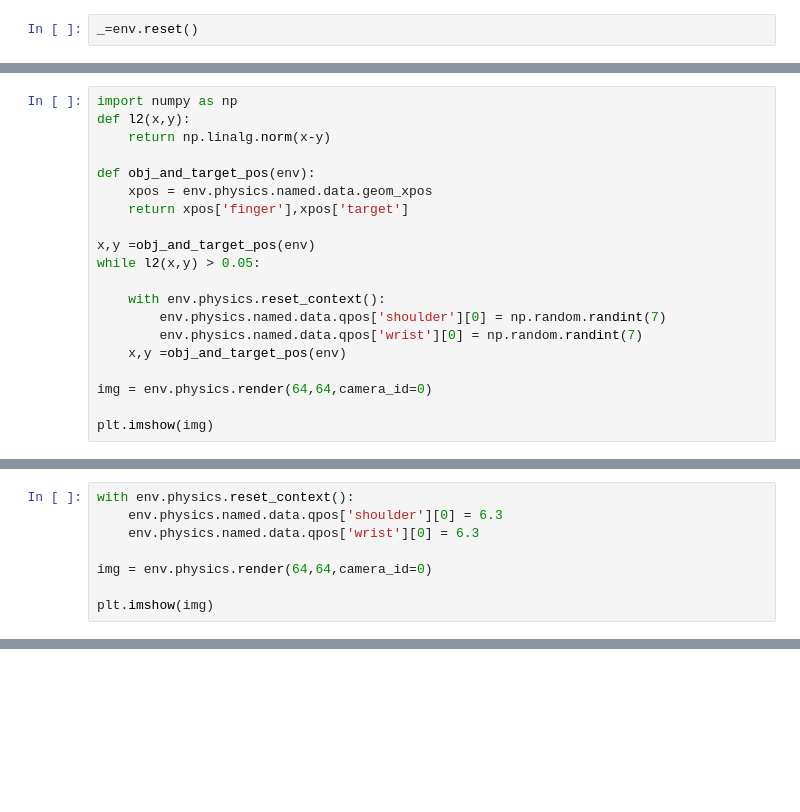
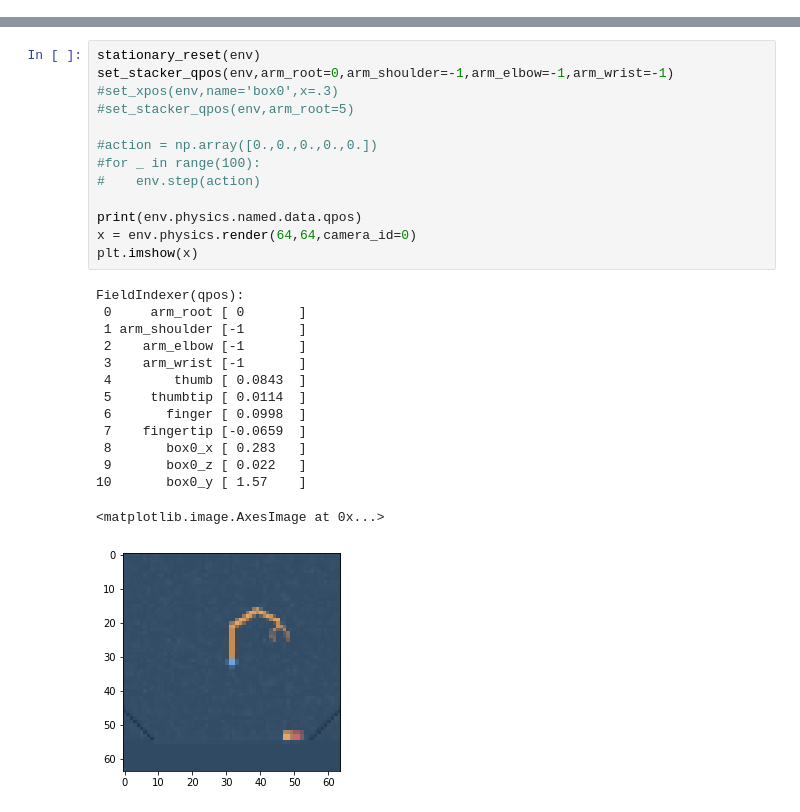
Before and after one commit to MishaLaskin/vqvae, a Jupyter notebook: notebooks/plots_and_paths.ipynb, the cells around one changed output, grey strips where cells are left out. Drawn from its saved outputs; the diff is of its cells as text; blank space fills up the shorter version.

```diff
--- a/notebooks/plots_and_paths.ipynb
+++ b/notebooks/plots_and_paths.ipynb
@@ -548,2 +0,0 @@ plt.imshow(env.goal_img.reshape(32,32,3))
-# %%
-_=env.reset()
@@ -571,20 +0,0 @@ plt.imshow(img)
-# %%
-import numpy as np
-def l2(x,y):
-    return np.linalg.norm(x-y)
-
-def obj_and_target_pos(env):
-    xpos = env.physics.named.data.geom_xpos
-    return xpos['finger'],xpos['target']
-
-x,y =obj_and_target_pos(env)
-while l2(x,y) > 0.05:
-
-    with env.physics.reset_context():
-        env.physics.named.data.qpos['shoulder'][0] = np.random.randint(7)
-        env.physics.named.data.qpos['wrist'][0] = np.random.randint(7)
-    x,y =obj_and_target_pos(env)
-
-img = env.physics.render(64,64,camera_id=0)
-
-plt.imshow(img)
@@ -594,8 +0,0 @@ plt.imshow(img)
-# %%
-with env.physics.reset_context():
-    env.physics.named.data.qpos['shoulder'][0] = 6.3
-    env.physics.named.data.qpos['wrist'][0] = 6.3
-
-img = env.physics.render(64,64,camera_id=0)
-
-plt.imshow(img)
@@ -717,0 +407,28 @@ plt.imshow(img)
+# %%
+stationary_reset(env)
+set_stacker_qpos(env,arm_root=0,arm_shoulder=-1,arm_elbow=-1,arm_wrist=-1)
+#set_xpos(env,name='box0',x=.3)
+#set_stacker_qpos(env,arm_root=5)
+
+#action = np.array([0.,0.,0.,0.,0.])
+#for _ in range(100):
+#    env.step(action)
+
+print(env.physics.named.data.qpos)
+x = env.physics.render(64,64,camera_id=0)
+plt.imshow(x)
+# %% [output]
+FieldIndexer(qpos):
+ 0     arm_root [ 0       ]
+ 1 arm_shoulder [-1       ]
+ 2    arm_elbow [-1       ]
+ 3    arm_wrist [-1       ]
+ 4        thumb [ 0.0843  ]
+ 5     thumbtip [ 0.0114  ]
+ 6       finger [ 0.0998  ]
+ 7    fingertip [-0.0659  ]
+ 8       box0_x [ 0.283   ]
+ 9       box0_z [ 0.022   ]
+10       box0_y [ 1.57    ]
+<matplotlib.image.AxesImage at 0x...>
+[figure, added]
```
Also changed, not shown: parts of 45 cells of this notebook, 6 other files.
